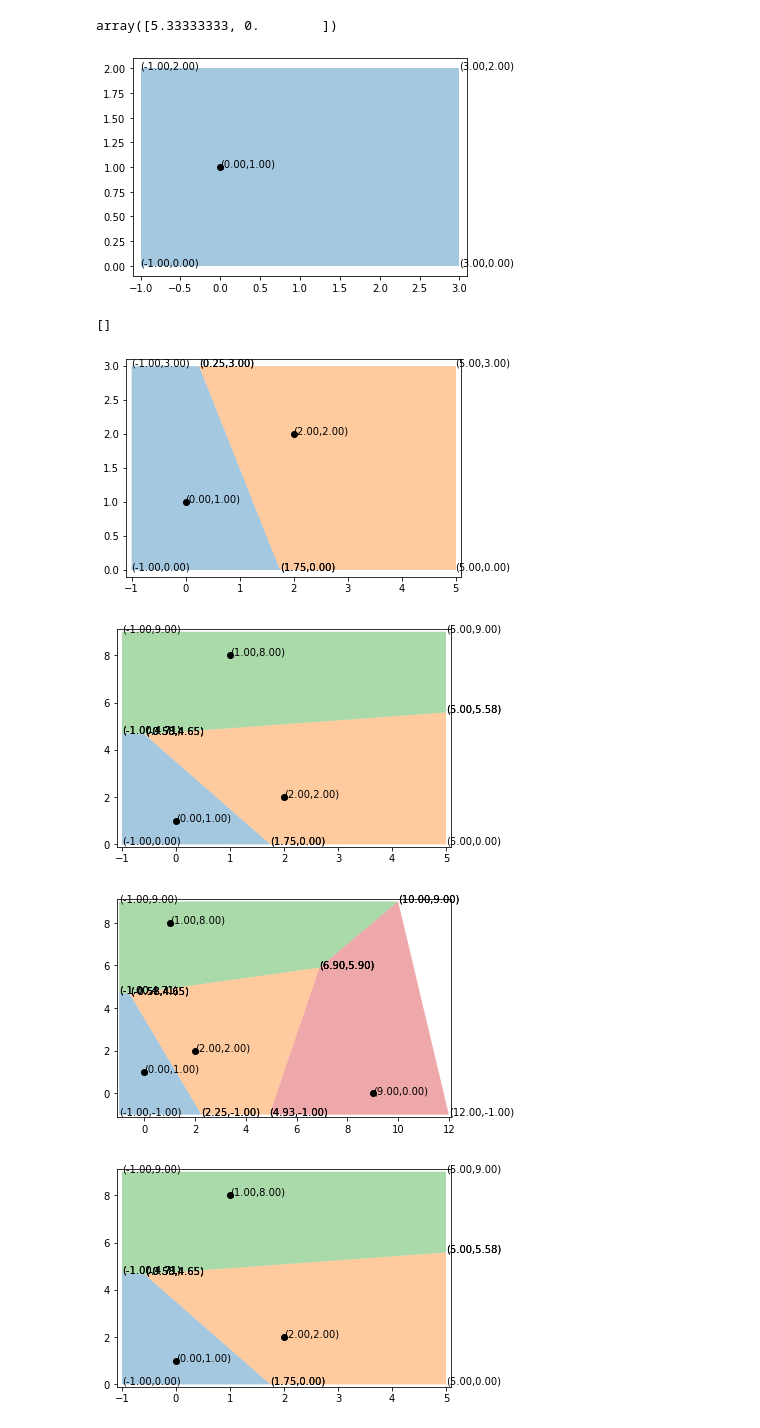
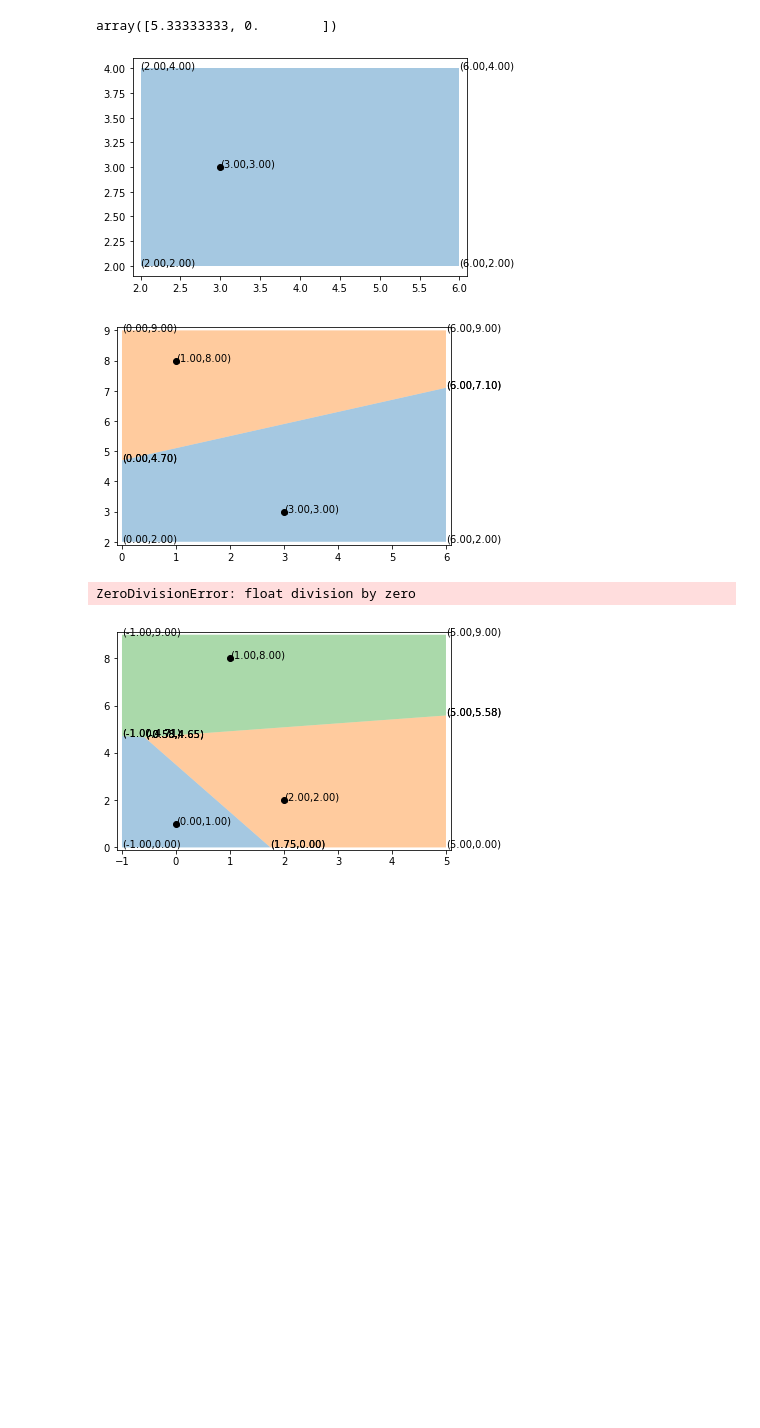
Before and after one commit to khuyentran1401/Voronoi-diagram, a Jupyter notebook: plot.ipynb, the cells around one changed output. Saved outputs shown, nothing was run; the diff lists cells and outputs as text; code cells hidden in the pictures; blank space fills up the shorter version.

```diff
--- a/plot.ipynb
+++ b/plot.ipynb
@@ -78,39 +78,37 @@ def plotVoronoi(points):
     plt.plot(finalpoints[:,0], finalpoints[:,1], 'ko')
     #for p in finalpoints:
     #    plt.annotate('({:.2f},{:.2f})'.format(p[0],p[1]), (p[0],p[1]))
     plt.xlim(xmin - 0.1, xmax + 0.1)
     plt.ylim(ymin - 0.1, ymax + 0.1)
 
 
     plt.show()
 
 
 #np.random.seed(10)
 #points = np.random.randint(0, 10,(5,2))
 #n = len(points)
 #points = [(x[0], x[1]) for x in points]
-points = [(0,1),(1, 8), (9, 0), (2,2)]
+points = [(1, 8), (9,0), (3, 3)]
 n = len(points)
 points = list(set(points))
 
 xygraph = Xygraph(vl=points)
 xmin = xygraph.xmin - 1
 ymin = xygraph.ymin - 1
 v = (xmin, ymin)
 points.sort(key=lambda p: ((p[0]-v[0])**2 +
                                (p[1]-v[1])**2)**(1/2), reverse=True)
 cur_points = []
 
 for i in range(n):
     print(cur_points)
     cur_points.append(points.pop())
     plotVoronoi(cur_points)
 # %% [output]
-[figure, old version]
+[figure, new version]
+[figure, new version]
-[]
+ZeroDivisionError: float division by zero
-[figure, old version]
-[figure, removed]
-[figure, removed]
 # %%
 #points = [(0, 1), (1, 8), (2, 3), (1,3), (9, 0)]
 points = [(0, 1), (2, 2), (1, 8)]
```
Also changed, not shown: 2 other files.
